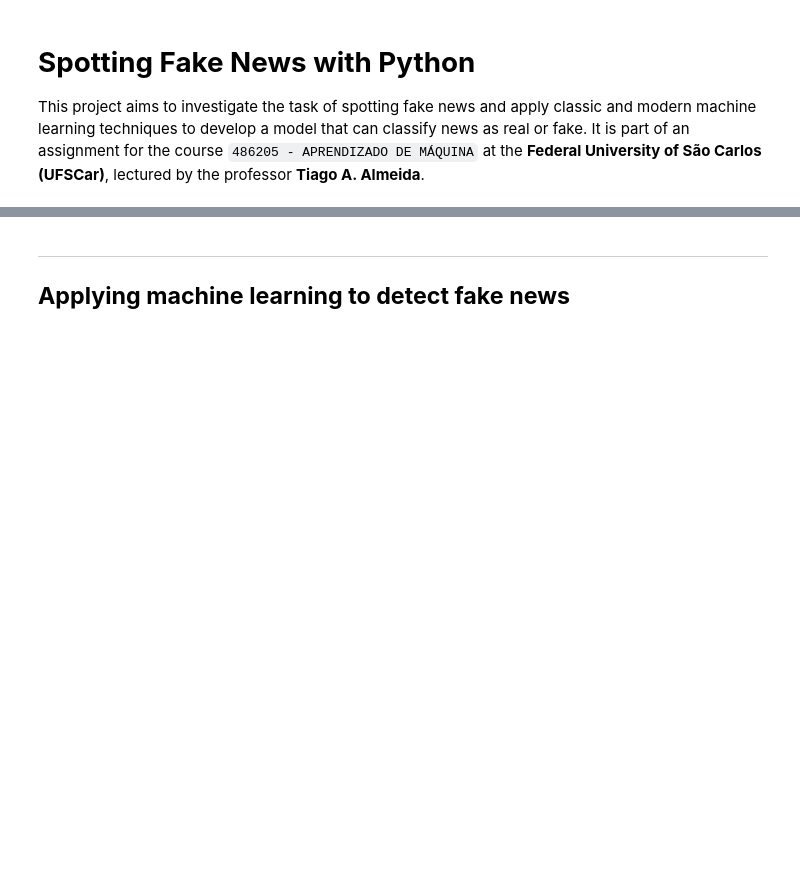
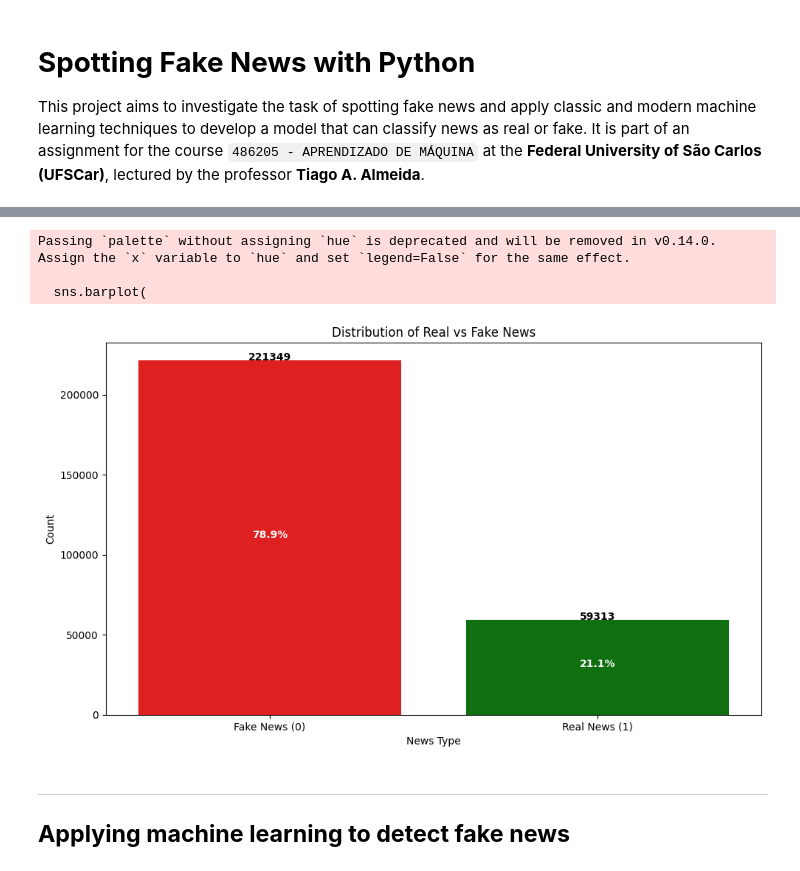
Before and after one commit to littleluwu/Fakenews_Spotter, a Jupyter notebook: main.ipynb, the cells around one changed output, grey strips where cells are left out. Cells and saved outputs as stored; diff of their text form; code cells hidden in the pictures; blank space fills up the shorter version.

```diff
--- a/main.ipynb
+++ b/main.ipynb
@@ -69,0 +131,3 @@ data.set_index('id',inplace=True)
+# %%
+# Excluding the NaN values
+data.dropna(inplace=True)
@@ -69,0 +136,45 @@ data.set_index('id',inplace=True)
+# %%
+label_counts = data['class_label'].value_counts()
+
+plt.figure(figsize=(10, 6))
+sns.barplot(
+    x=label_counts.index,
+    y=label_counts.values,
+    palette=['red', 'green'])
+
+# Customize titles and labels
+plt.xlabel('News Type')
+plt.ylabel('Count')
+plt.title('Distribution of Real vs Fake News')
+plt.xticks([0, 1], ['Fake News (0)', 'Real News (1)'])
+
+# Add count on top of each bar
+for i, count in enumerate(label_counts.values):
+    plt.text(
+        i,
+        count + 100,
+        f'{count}',
+        ha='center',
+        fontweight='bold'
+    )
+
+# Add percentage on top of each bar
+total = len(data)
+for i, count in enumerate(label_counts.values):
+    percentage = (count / total) * 100
+    plt.text(
+        i,
+        count/2,
+        f'{percentage:.1f}%',
+        ha='center',
+        color='white',
+        fontweight='bold'
+    )
+
+plt.tight_layout()
+plt.show()
+# %% [output]
+Passing `palette` without assigning `hue` is deprecated and will be removed in v0.14.0. Assign the `x` variable to `hue` and set `legend=False` for the same effect.
+
+  sns.barplot(
+[figure, added]
```
Also changed, not shown: parts of 15 cells of this notebook.
